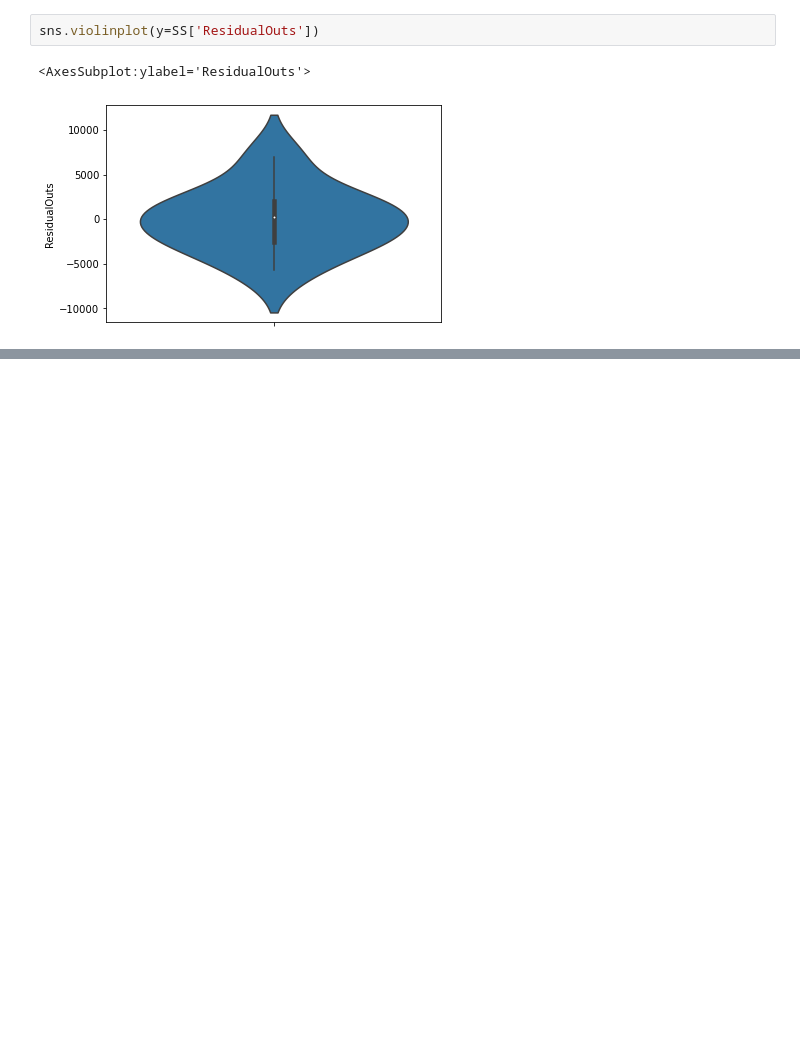
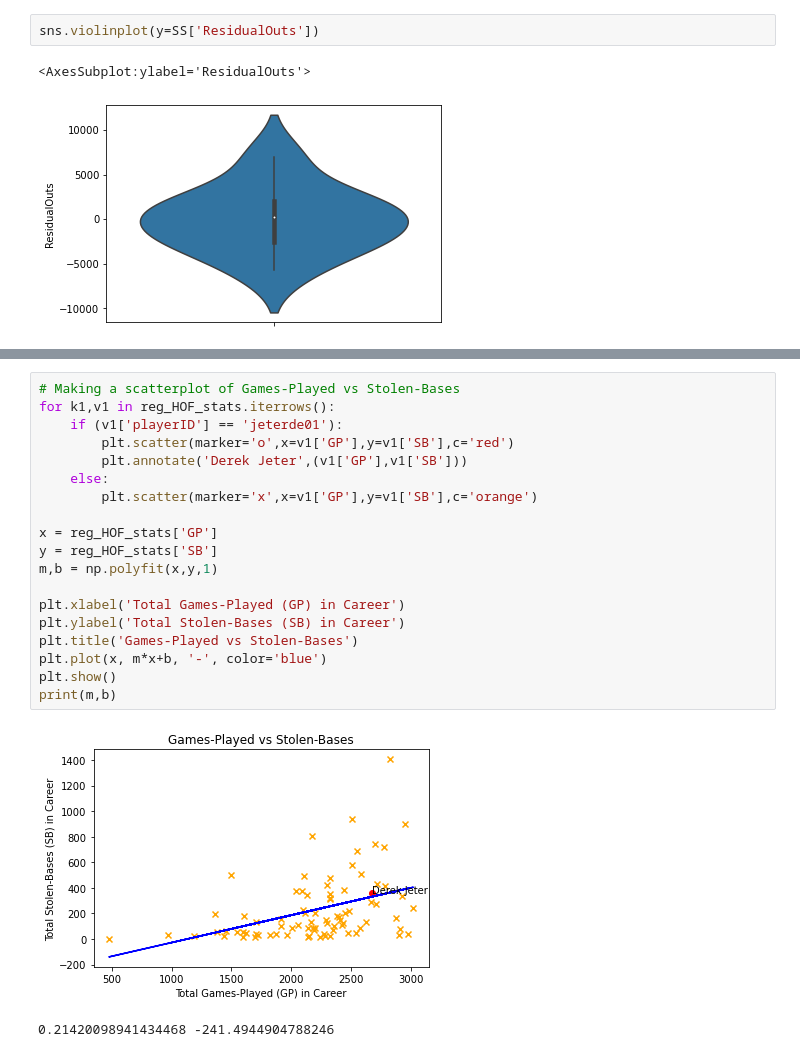
Before and after one commit to drob18/320FinalProject, a Jupyter notebook: Final.ipynb, the cells around one changed output, grey strips where cells are left out. Cells and saved outputs as stored; diff of their text form; blank space fills up the shorter version.

```diff
--- a/Final.ipynb
+++ b/Final.ipynb
@@ -530,0 +543,22 @@ sns.violinplot(y=SS['ResidualOuts'])
+# %%
+# Making a scatterplot of Games-Played vs Stolen-Bases
+for k1,v1 in reg_HOF_stats.iterrows():
+    if (v1['playerID'] == 'jeterde01'):
+        plt.scatter(marker='o',x=v1['GP'],y=v1['SB'],c='red')
+        plt.annotate('Derek Jeter',(v1['GP'],v1['SB']))
+    else:
+        plt.scatter(marker='x',x=v1['GP'],y=v1['SB'],c='orange')
+
+x = reg_HOF_stats['GP']
+y = reg_HOF_stats['SB']
+m,b = np.polyfit(x,y,1)
+
+plt.xlabel('Total Games-Played (GP) in Career')
+plt.ylabel('Total Stolen-Bases (SB) in Career')
+plt.title('Games-Played vs Stolen-Bases')
+plt.plot(x, m*x+b, '-', color='blue')
+plt.show()
+print(m,b)
+# %% [output]
+[figure, added]
+0.21420098941434468 -241.4944904788246
```
Also changed, not shown: parts of 23 cells of this notebook.
